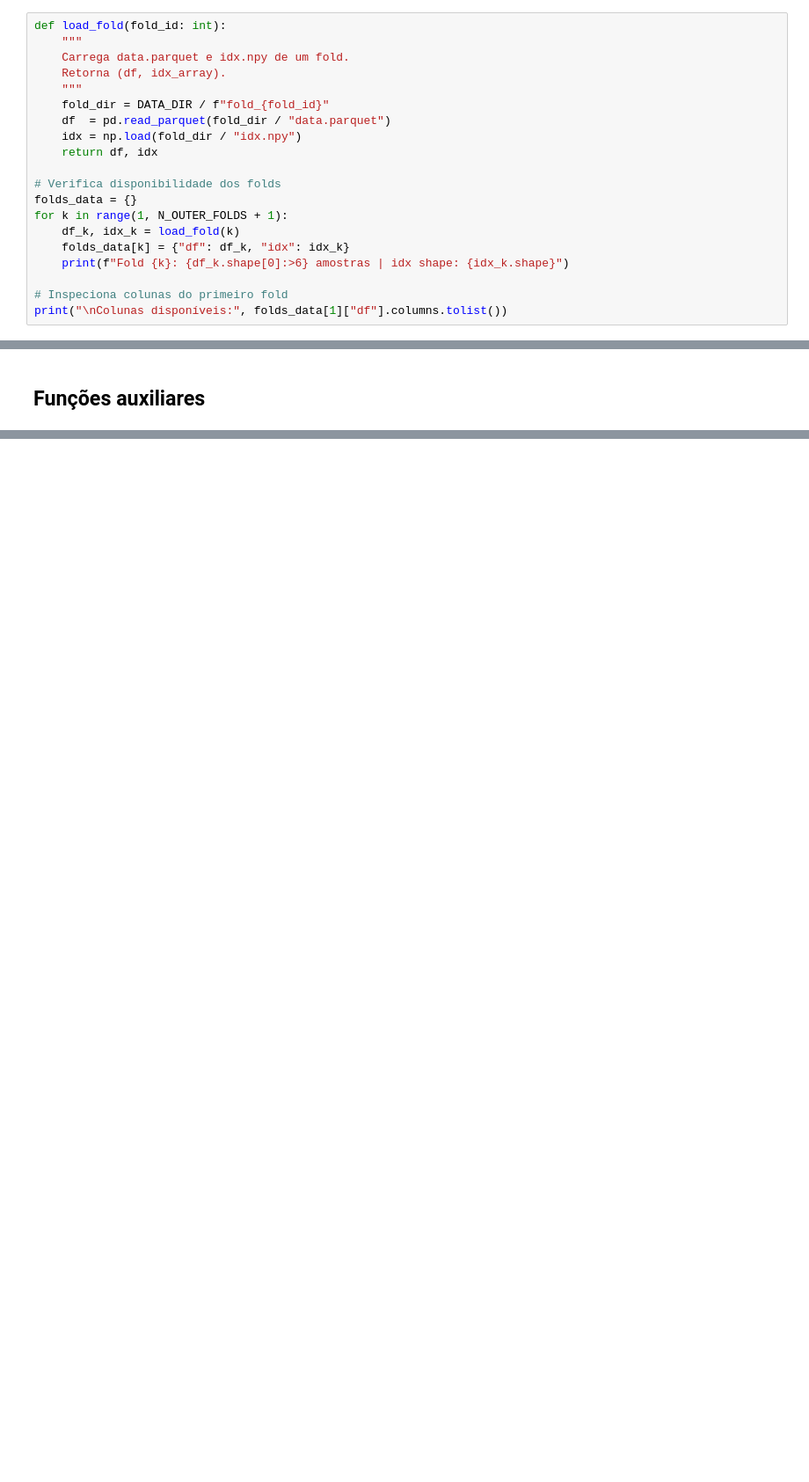
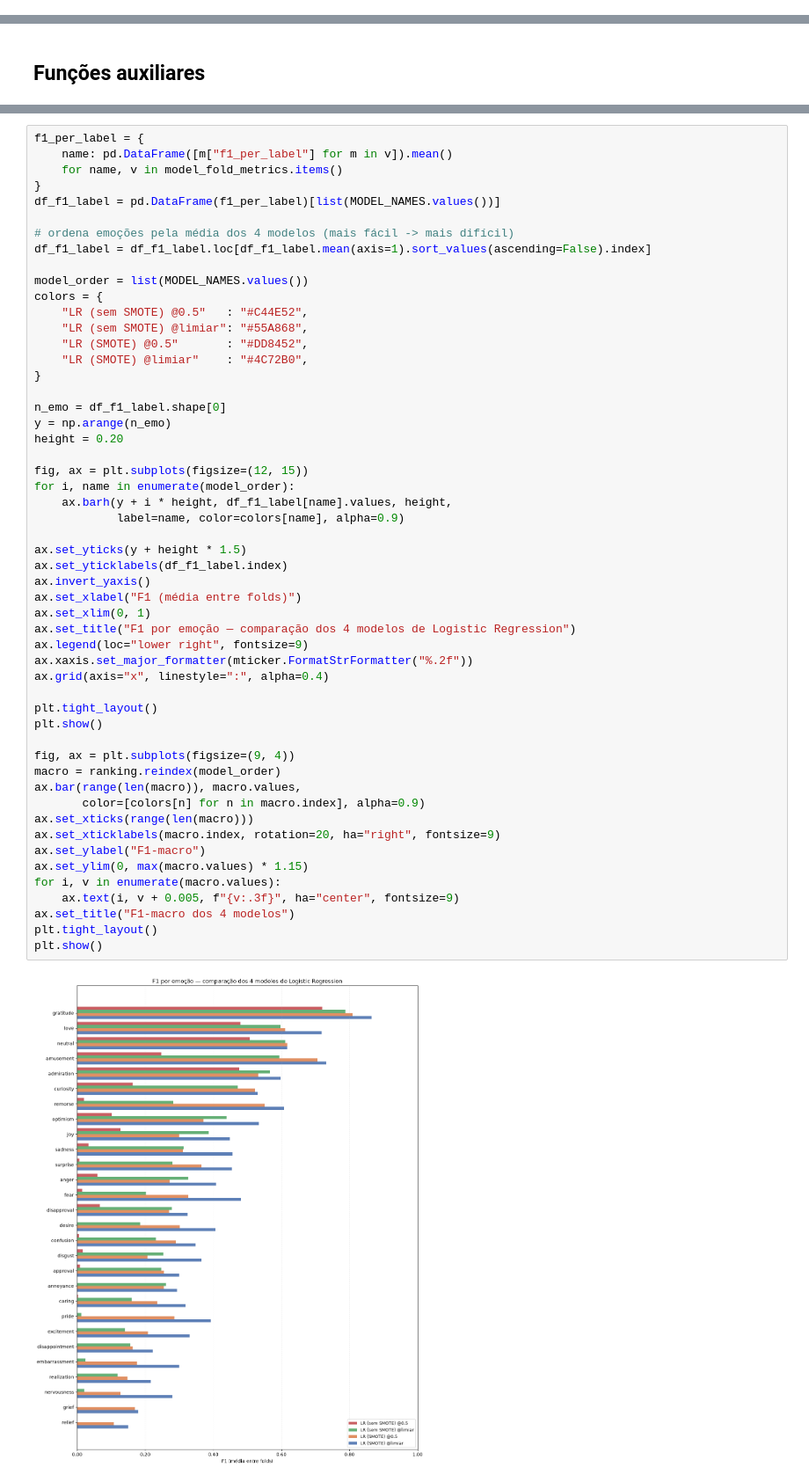
Before and after one commit to LuanBarbs/tcc-emotion-detection-nlp, a Jupyter notebook: src/baseline_LR.ipynb, the cells around one changed output, grey strips where cells are left out. Shown at 88% size. Saved outputs shown, nothing was run; the diff lists cells and outputs as text; blank space fills up the shorter version.

```diff
--- a/src/baseline_LR.ipynb
+++ b/src/baseline_LR.ipynb
@@ -55,20 +117,0 @@ Data directory : C:\Users\luan.barbosa\Desktop\Luan\Aleatório\TCC\tcc-emotion-d
-# %%
-def load_fold(fold_id: int):
-    """
-    Carrega data.parquet e idx.npy de um fold.
-    Retorna (df, idx_array).
-    """
-    fold_dir = DATA_DIR / f"fold_{fold_id}"
-    df  = pd.read_parquet(fold_dir / "data.parquet")
-    idx = np.load(fold_dir / "idx.npy")
-    return df, idx
-
-# Verifica disponibilidade dos folds
-folds_data = {}
-for k in range(1, N_OUTER_FOLDS + 1):
-    df_k, idx_k = load_fold(k)
-    folds_data[k] = {"df": df_k, "idx": idx_k}
-    print(f"Fold {k}: {df_k.shape[0]:>6} amostras | idx shape: {idx_k.shape}")
-
-# Inspeciona colunas do primeiro fold
-print("\nColunas disponíveis:", folds_data[1]["df"].columns.tolist())
@@ -318,0 +568,55 @@ print("\n✓ Nested CV concluído.")
+# %%
+f1_per_label = {
+    name: pd.DataFrame([m["f1_per_label"] for m in v]).mean()
+    for name, v in model_fold_metrics.items()
+}
+df_f1_label = pd.DataFrame(f1_per_label)[list(MODEL_NAMES.values())]
+
+# ordena emoções pela média dos 4 modelos (mais fácil -> mais difícil)
+df_f1_label = df_f1_label.loc[df_f1_label.mean(axis=1).sort_values(ascending=False).index]
+
+model_order = list(MODEL_NAMES.values())
+colors = {
+    "LR (sem SMOTE) @0.5"   : "#C44E52",
+    "LR (sem SMOTE) @limiar": "#55A868",
+    "LR (SMOTE) @0.5"       : "#DD8452",
+    "LR (SMOTE) @limiar"    : "#4C72B0",
+}
+
+n_emo = df_f1_label.shape[0]
+y = np.arange(n_emo)
+height = 0.20
+
+fig, ax = plt.subplots(figsize=(12, 15))
+for i, name in enumerate(model_order):
+    ax.barh(y + i * height, df_f1_label[name].values, height,
+            label=name, color=colors[name], alpha=0.9)
+
+ax.set_yticks(y + height * 1.5)
+ax.set_yticklabels(df_f1_label.index)
+ax.invert_yaxis()
+ax.set_xlabel("F1 (média entre folds)")
+ax.set_xlim(0, 1)
+ax.set_title("F1 por emoção — comparação dos 4 modelos de Logistic Regression")
+ax.legend(loc="lower right", fontsize=9)
+ax.xaxis.set_major_formatter(mticker.FormatStrFormatter("%.2f"))
+ax.grid(axis="x", linestyle=":", alpha=0.4)
+
+plt.tight_layout()
+plt.show()
+
+fig, ax = plt.subplots(figsize=(9, 4))
+macro = ranking.reindex(model_order)
+ax.bar(range(len(macro)), macro.values,
+       color=[colors[n] for n in macro.index], alpha=0.9)
+ax.set_xticks(range(len(macro)))
+ax.set_xticklabels(macro.index, rotation=20, ha="right", fontsize=9)
+ax.set_ylabel("F1-macro")
+ax.set_ylim(0, max(macro.values) * 1.15)
+for i, v in enumerate(macro.values):
+    ax.text(i, v + 0.005, f"{v:.3f}", ha="center", fontsize=9)
+ax.set_title("F1-macro dos 4 modelos")
+plt.tight_layout()
+plt.show()
+# %% [output]
+[figure, added]
```
Also changed, not shown: parts of 30 cells of this notebook, 6 other files.
